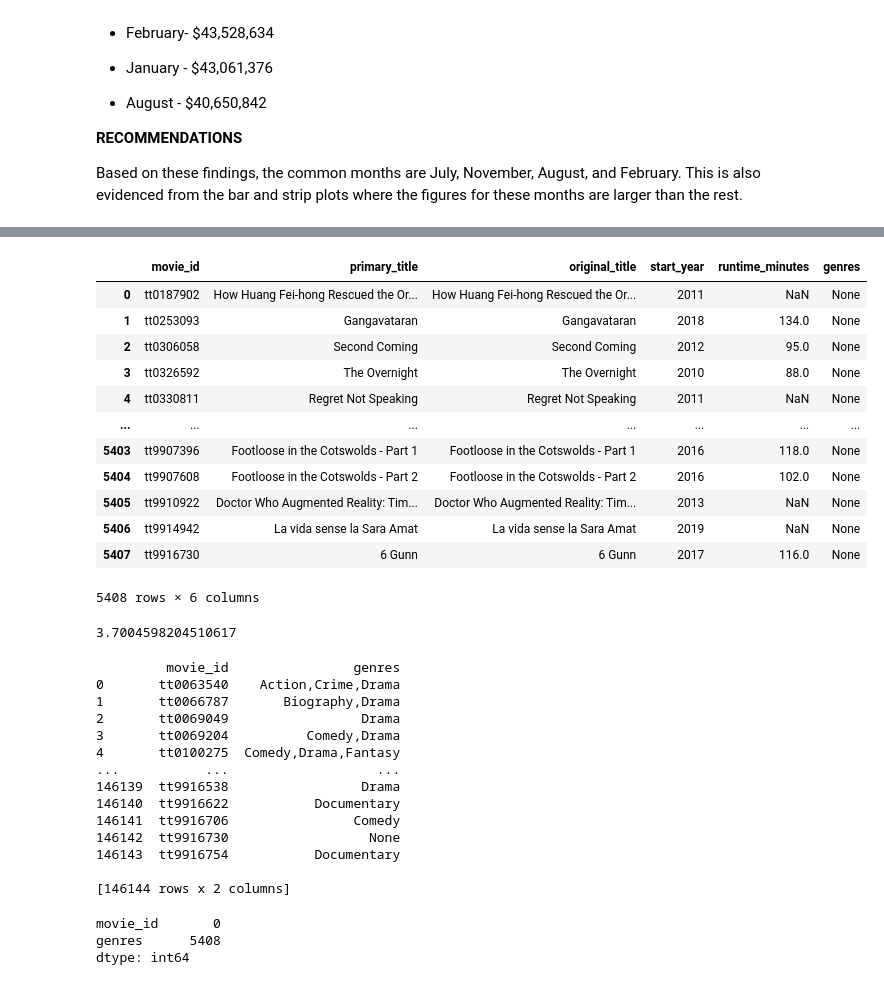
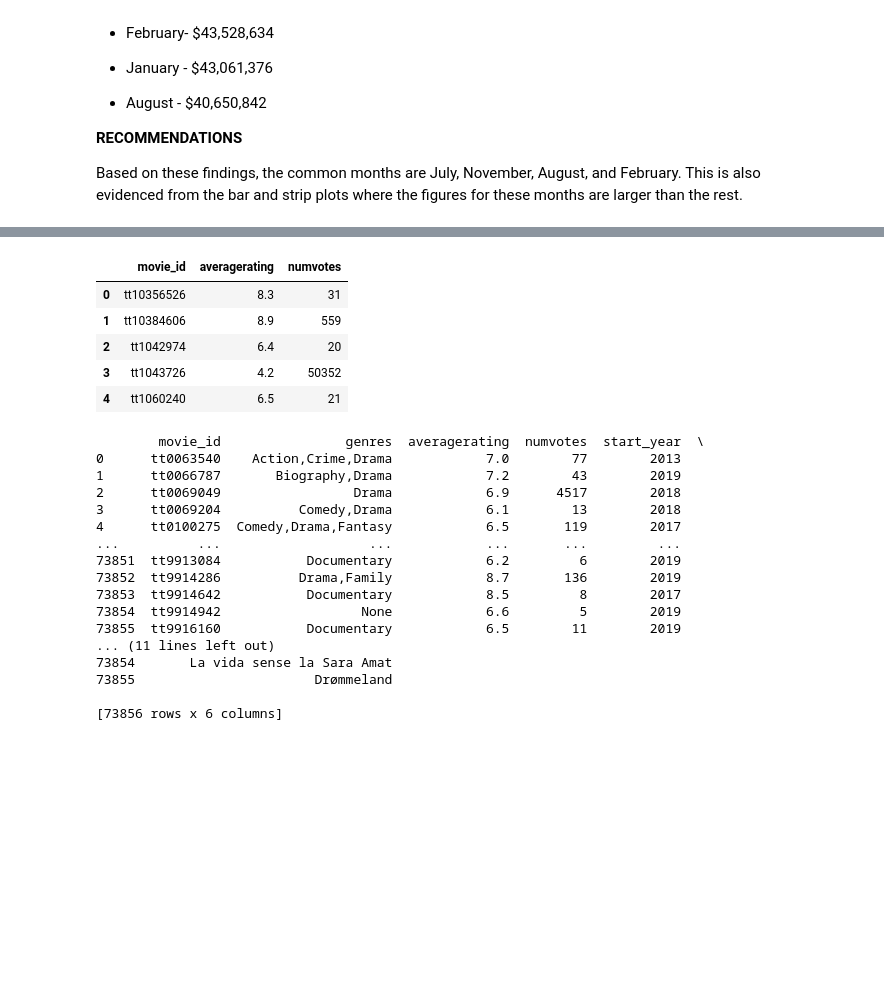
Before and after one commit to KImondorose/Film-Industry-Exploration, a Jupyter notebook: index.ipynb, the cells around one changed output, grey strips where cells are left out. Saved outputs shown, nothing was run; the diff lists cells and outputs as text; code cells hidden in the pictures; blank space fills up the shorter version.

```diff
--- a/index.ipynb
+++ b/index.ipynb
@@ -1062,64 +1066,49 @@ pd.read_sql(genres, conn)
 # %%
-# Checking for null values in the genre column
-null_in_genres = """
+# Checking for the columns in the movie_ratings table
+ratings = """
 SELECT *
-FROM movie_basics
-WHERE genres IS NULL
+FROM movie_ratings
 ;
 """
-pd.read_sql(null_in_genres, conn)
+pd.read_sql(ratings, conn).head()
 # %% [output]
-|  | movie_id | primary_title | original_title | start_year | runtime_minutes | genres |
-| 0 | tt0187902 | How Huang Fei-hong Rescued the Or... | How Huang Fei-hong Rescued the Or... | 2011 | NaN | None |
-| 1 | tt0253093 | Gangavataran | Gangavataran | 2018 | 134.0 | None |
-| 2 | tt0306058 | Second Coming | Second Coming | 2012 | 95.0 | None |
-| 3 | tt0326592 | The Overnight | The Overnight | 2010 | 88.0 | None |
-| 4 | tt0330811 | Regret Not Speaking | Regret Not Speaking | 2011 | NaN | None |
-| ... | ... | ... | ... | ... | ... | ... |
-| 5403 | tt9907396 | Footloose in the Cotswolds - Part 1 | Footloose in the Cotswolds - Part 1 | 2016 | 118.0 | None |
-| 5404 | tt9907608 | Footloose in the Cotswolds - Part 2 | Footloose in the Cotswolds - Part 2 | 2016 | 102.0 | None |
-| 5405 | tt9910922 | Doctor Who Augmented Reality: Tim... | Doctor Who Augmented Reality: Tim... | 2013 | NaN | None |
-| 5406 | tt9914942 | La vida sense la Sara Amat | La vida sense la Sara Amat | 2019 | NaN | None |
-| 5407 | tt9916730 | 6 Gunn | 6 Gunn | 2017 | 116.0 | None |
+|  | movie_id | averagerating | numvotes |
+| 0 | tt10356526 | 8.3 | 31 |
+| 1 | tt10384606 | 8.9 | 559 |
+| 2 | tt1042974 | 6.4 | 20 |
+| 3 | tt1043726 | 4.2 | 50352 |
+| 4 | tt1060240 | 6.5 | 21 |
-5408 rows × 6 columns
-# %%
-# Checking for the percentage of null genre values to see whether its siginifcant for dropping purposes
-# From the queries above, 5,408 rows do not have genres while the total df has 146,144 rows
-percentage_of_null_genres = (5408/146144)*100
-percentage_of_null_genres
-# 3.7% is insignificant and we can drop these
-# %% [output]
-3.7004598204510617
 # %%
+# Joining the movie_basics and movie_ratings tables from the IMDB database
+# Using inner join to only get the films both tables have in common
 sql_query = pd.read_sql_query(
     """
-    SELECT movie_id, genres
+    SELECT movie_id, averagerating, numvotes, genres, start_year, primary_title
     FROM movie_basics
+    INNER JOIN movie_ratings
+    USING(movie_id)
     """,
     conn,
 )
 
-df = pd.DataFrame(sql_query, columns=["movie_id", "genres"])
+df = pd.DataFrame(sql_query, columns=["movie_id", "genres", 'averagerating', 'numvotes', 'start_year', 'primary_title'])
 
 print(df)
 # %% [output]
-         movie_id                genres
-0       tt0063540    Action,Crime,Drama
-1       tt0066787       Biography,Drama
-2       tt0069049                 Drama
-3       tt0069204          Comedy,Drama
-4       tt0100275  Comedy,Drama,Fantasy
-...           ...                   ...
-146139  tt9916538                 Drama
-146140  tt9916622           Documentary
-146141  tt9916706                Comedy
-146142  tt9916730                  None
-146143  tt9916754           Documentary
+        movie_id                genres  averagerating  numvotes  start_year  \
+0      tt0063540    Action,Crime,Drama            7.0        77        2013
+1      tt0066787       Biography,Drama            7.2        43        2019
+2      tt0069049                 Drama            6.9      4517        2018
+3      tt0069204          Comedy,Drama            6.1        13        2018
+4      tt0100275  Comedy,Drama,Fantasy            6.5       119        2017
+...          ...                   ...            ...       ...         ...
+73851  tt9913084           Documentary            6.2         6        2019
+73852  tt9914286          Drama,Family            8.7       136        2019
+73853  tt9914642           Documentary            8.5         8        2017
+73854  tt9914942                  None            6.6         5        2019
+73855  tt9916160           Documentary            6.5        11        2019
+... (11 lines left out)
+73854       La vida sense la Sara Amat
+73855                       Drømmeland
 
-[146144 rows x 2 columns]
+[73856 rows x 6 columns]
-# %%
-df.isna().sum()
-# %% [output]
-movie_id       0
-genres      5408
-dtype: int64
```
Also changed, not shown: parts of 39 cells of this notebook, 1 other file.
